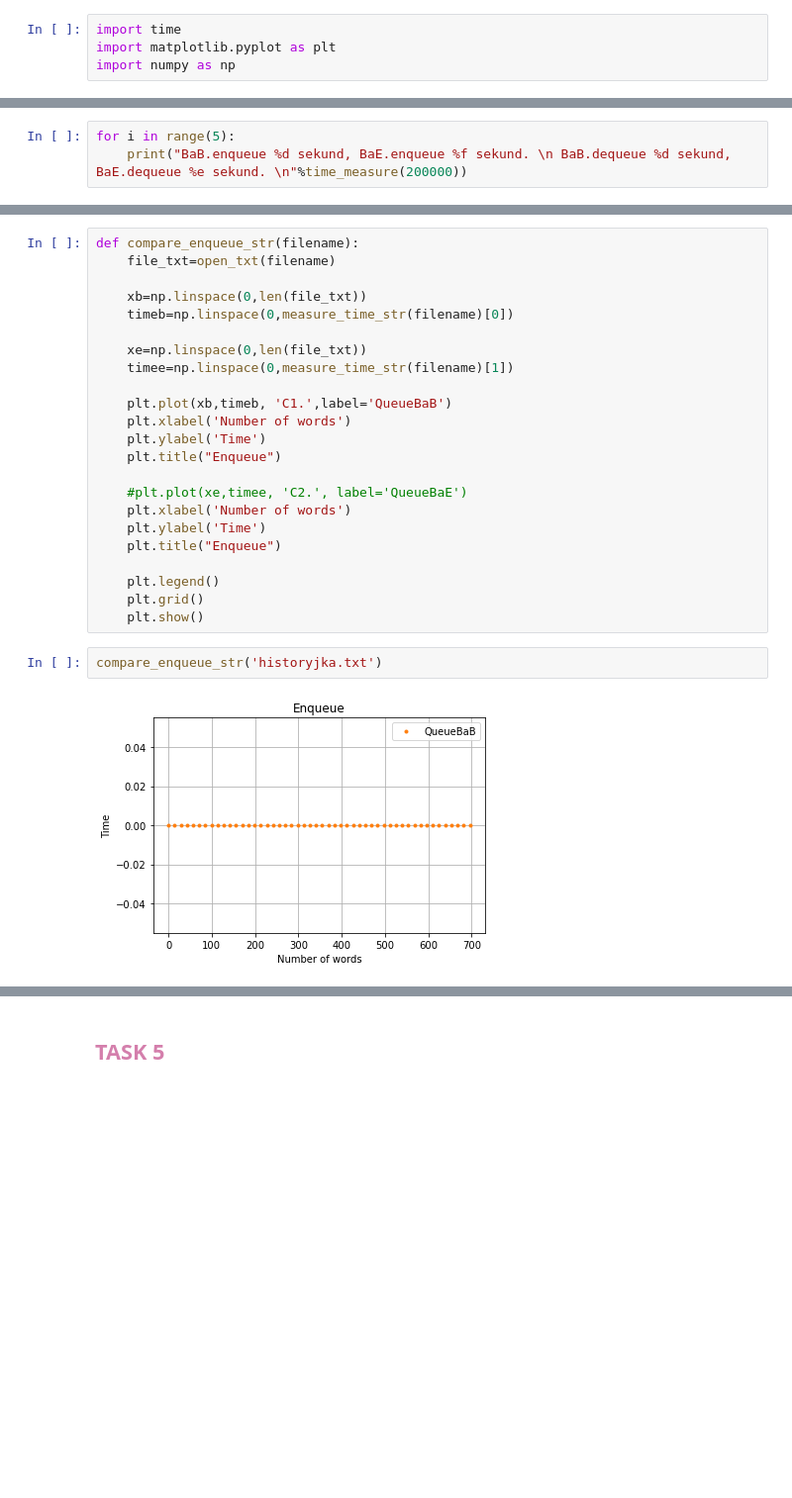
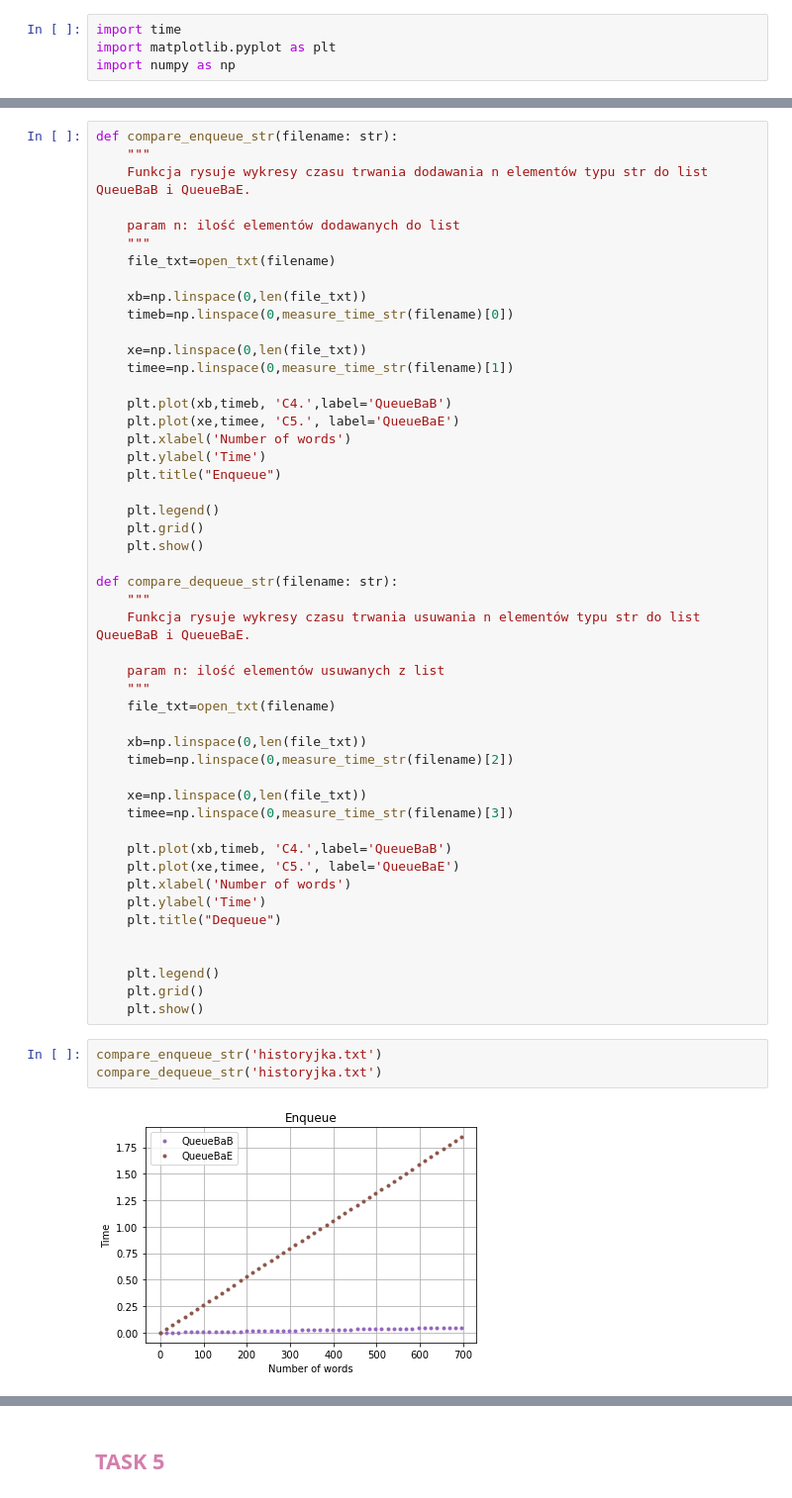
Before and after one commit to maggszy/date_algorithm, a Jupyter notebook: list4/trialll.ipynb, the cells around one changed output, grey strips where cells are left out. Shown at 99% size. Drawn from its saved outputs; the diff is of its cells as text; blank space fills up the shorter version.

```diff
--- a/list4/trialll.ipynb
+++ b/list4/trialll.ipynb
@@ -144,3 +224,0 @@ KeyboardInterrupt:
-# %%
-for i in range(5):
-    print("BaB.enqueue %d sekund, BaE.enqueue %f sekund. \n BaB.dequeue %d sekund, BaE.dequeue %e sekund. \n"%time_measure(200000))
@@ -261,5 +371,10 @@ measure_time_str('historyjka.txt')
 # %%
-def compare_enqueue_str(filename):
+def compare_enqueue_str(filename: str):
+    """
+    Funkcja rysuje wykresy czasu trwania dodawania n elementów typu str do list QueueBaB i QueueBaE.
+
+    param n: ilość elementów dodawanych do list
+    """
     file_txt=open_txt(filename)
 
     xb=np.linspace(0,len(file_txt))
@@ -268,12 +383,8 @@ def compare_enqueue_str(filename):
     xe=np.linspace(0,len(file_txt))
     timee=np.linspace(0,measure_time_str(filename)[1])
 
-    plt.plot(xb,timeb, 'C1.',label='QueueBaB')
-    plt.xlabel('Number of words')
-    plt.ylabel('Time')
-    plt.title("Enqueue")
-
-    #plt.plot(xe,timee, 'C2.', label='QueueBaE')
+    plt.plot(xb,timeb, 'C4.',label='QueueBaB')
+    plt.plot(xe,timee, 'C5.', label='QueueBaE')
     plt.xlabel('Number of words')
     plt.ylabel('Time')
     plt.title("Enqueue")
@@ -281,7 +392,33 @@ def compare_enqueue_str(filename):
     plt.legend()
     plt.grid()
     plt.show()
+
+def compare_dequeue_str(filename: str):
+    """
+    Funkcja rysuje wykresy czasu trwania usuwania n elementów typu str do list QueueBaB i QueueBaE.
+
+    param n: ilość elementów usuwanych z list
+    """
+    file_txt=open_txt(filename)
+
+    xb=np.linspace(0,len(file_txt))
+    timeb=np.linspace(0,measure_time_str(filename)[2])
+
+    xe=np.linspace(0,len(file_txt))
+    timee=np.linspace(0,measure_time_str(filename)[3])
+
+    plt.plot(xb,timeb, 'C4.',label='QueueBaB')
+    plt.plot(xe,timee, 'C5.', label='QueueBaE')
+    plt.xlabel('Number of words')
+    plt.ylabel('Time')
+    plt.title("Dequeue")
+
+
+    plt.legend()
+    plt.grid()
+    plt.show()
 # %%
 compare_enqueue_str('historyjka.txt')
+compare_dequeue_str('historyjka.txt')
 # %% [output]
-[figure, old version]
+[figure, new version]
```
Also changed, not shown: parts of 35 cells of this notebook, 1 other file.
